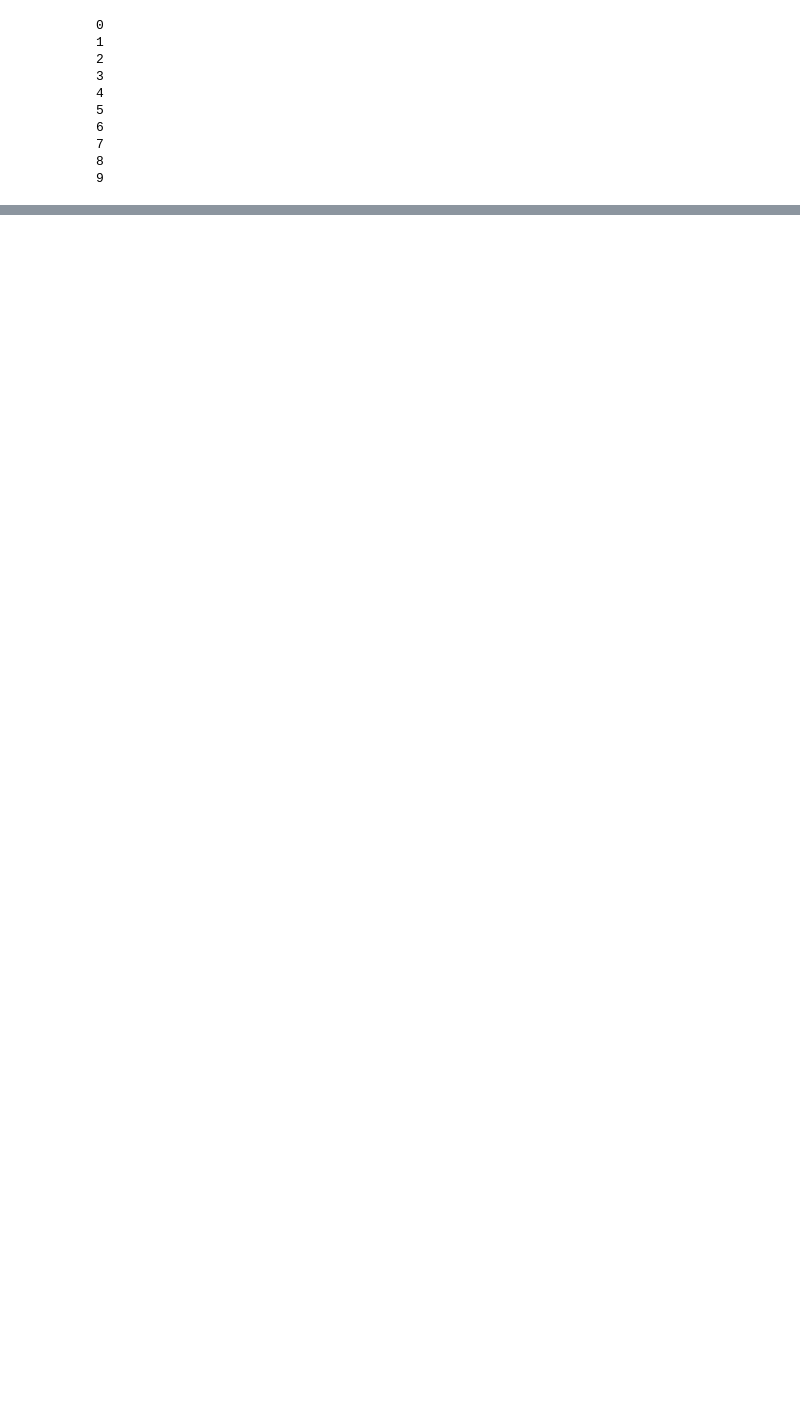
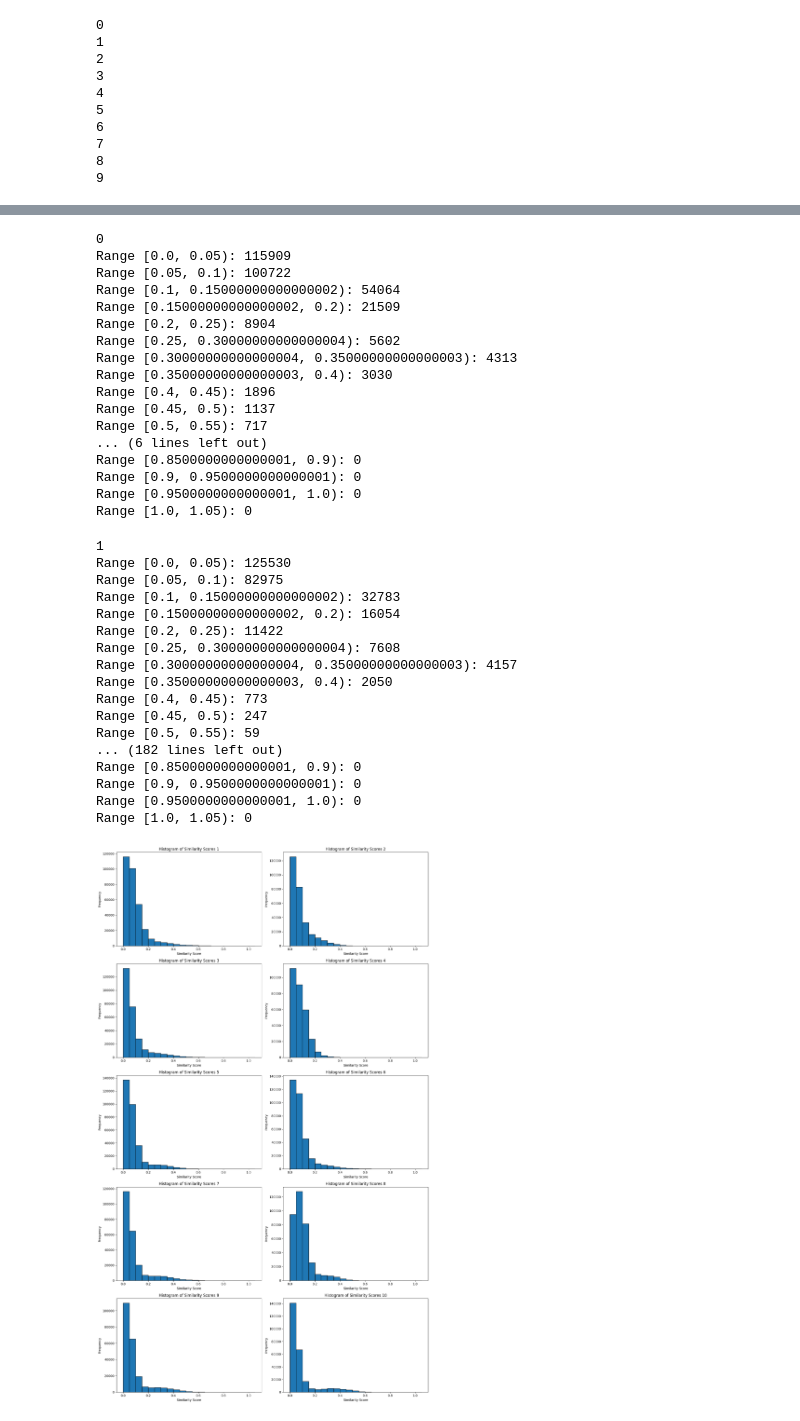
Before and after one commit to LEON-gittech/Cherry_LLM, a Jupyter notebook: niid_data/iid2niid.ipynb, the cells around one changed output, grey strips where cells are left out. Saved outputs shown, nothing was run; the diff lists cells and outputs as text; code cells hidden in the pictures; blank space fills up the shorter version.

```diff
--- a/niid_data/iid2niid.ipynb
+++ b/niid_data/iid2niid.ipynb
@@ -206,6 +215,6 @@ print(len(data_concated))
 # %% [output]
 406318
 # %%
-concated_embeddings = model.encode(data_concated["instruction"])
+concated_embeddings = model.encode(data_concated["instruction"], show_progress_bar=True)
 concated_embeddings = torch.tensor(concated_embeddings, dtype=torch.float32)
 client_clusters = torch.tensor(client_clusters, dtype=torch.float32)
@@ -236,0 +519,76 @@ for i, sampled_data in enumerate(clients_data):
+# %%
+import numpy as np
+import random
+random.seed(10)
+client_pos_datasets = []
+
+# 创建 5 行 2 列的子图布局
+fig, axes = plt.subplots(5, 2, figsize=(15, 25))  # 调整 fig 大小适应子图
+
+axes = axes.flatten()  # 将多维的子图矩阵展平成一维数组，便于迭代处理
+
+for i, sampled_data in enumerate(clients_data):
+    print(i)
+
+    similarity_scores = torch.matmul(torch.tensor(client_clusters[i,:]).cuda(), torch.tensor(concated_embeddings.T).cuda()).cpu()
+    import numpy as np
+    import matplotlib.pyplot as plt
+
+    # Assuming similarity_scores is a 1D tensor, convert it to a NumPy array if needed
+    if hasattr(similarity_scores, 'numpy'):
+        similarity_scores = similarity_scores.numpy()
+
+    # Create a histogram with bins of size 0.1
+    bins = np.arange(0, 1.1, 0.05)  # Bins from 0 to 1 with step of 0.1
+    hist, bin_edges = np.histogram(similarity_scores, bins=bins)
+
+    for j in range(len(hist)):
+        print(f'Range [{bin_edges[j]}, {bin_edges[j + 1]}): {hist[j]}')
+
+    # 在指定的子图上绘制直方图
+    ax = axes[i]
+    ax.hist(similarity_scores, bins=bins, edgecolor='black')
+    ax.set_xlabel('Similarity Score')
+    ax.set_ylabel('Frequency')
+    ax.set_title(f'Histogram of Similarity Scores {i + 1}')
+
+# 调整子图之间的间距
+plt.tight_layout()
+# 展示多图
+plt.show()
+# %% [output]
+0
+Range [0.0, 0.05): 115909
+Range [0.05, 0.1): 100722
+Range [0.1, 0.15000000000000002): 54064
+Range [0.15000000000000002, 0.2): 21509
+Range [0.2, 0.25): 8904
+Range [0.25, 0.30000000000000004): 5602
+Range [0.30000000000000004, 0.35000000000000003): 4313
+Range [0.35000000000000003, 0.4): 3030
+Range [0.4, 0.45): 1896
+Range [0.45, 0.5): 1137
+Range [0.5, 0.55): 717
+... (6 lines left out)
+Range [0.8500000000000001, 0.9): 0
+Range [0.9, 0.9500000000000001): 0
+Range [0.9500000000000001, 1.0): 0
+Range [1.0, 1.05): 0
+1
+Range [0.0, 0.05): 125530
+Range [0.05, 0.1): 82975
+Range [0.1, 0.15000000000000002): 32783
+Range [0.15000000000000002, 0.2): 16054
+Range [0.2, 0.25): 11422
+Range [0.25, 0.30000000000000004): 7608
+Range [0.30000000000000004, 0.35000000000000003): 4157
+Range [0.35000000000000003, 0.4): 2050
+Range [0.4, 0.45): 773
+Range [0.45, 0.5): 247
+Range [0.5, 0.55): 59
+... (182 lines left out)
+Range [0.8500000000000001, 0.9): 0
+Range [0.9, 0.9500000000000001): 0
+Range [0.9500000000000001, 1.0): 0
+Range [1.0, 1.05): 0
+[figure, added]
```
Also changed, not shown: parts of 21 cells of this notebook, 17 other files.
